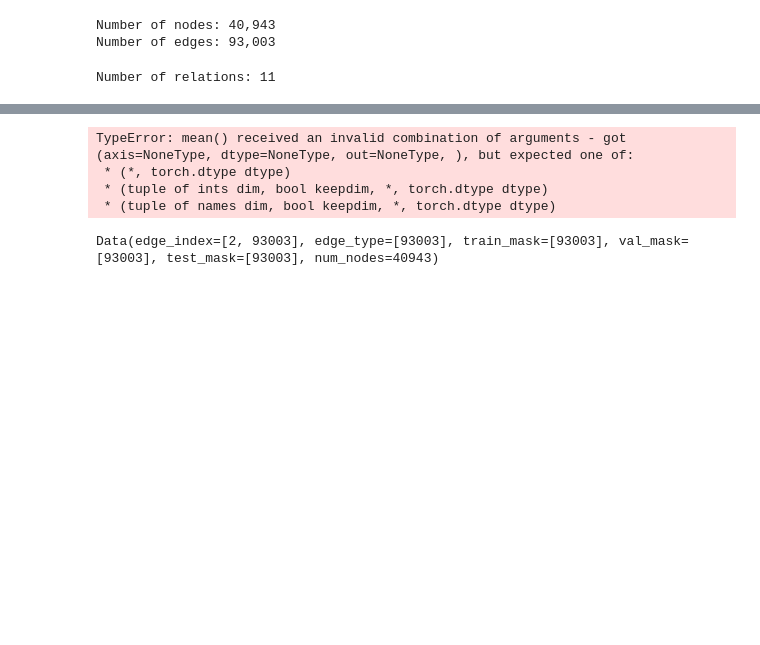
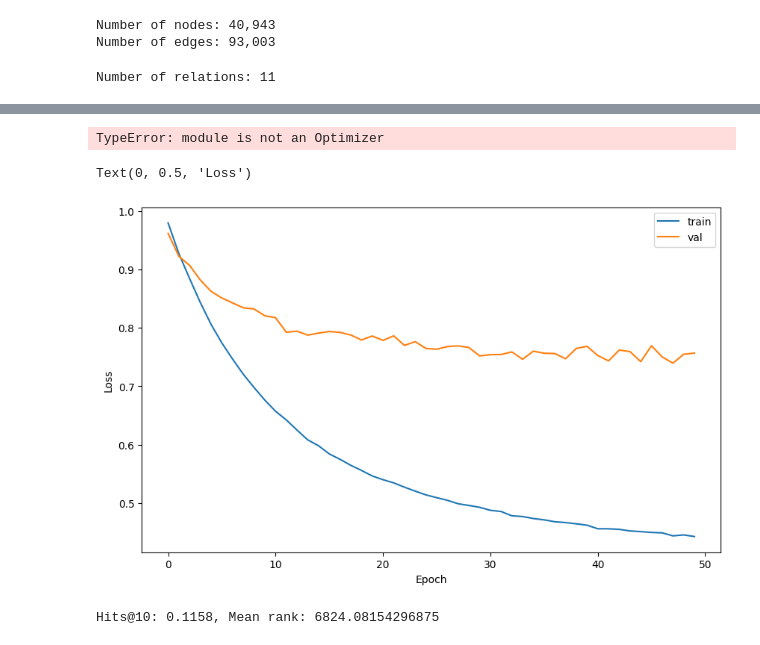
Before and after one commit to RodionfromHSE/TransE, a Jupyter notebook: main.ipynb, the cells around one changed output, grey strips where cells are left out. Drawn from its saved outputs; the diff is of its cells as text; code cells hidden in the pictures; blank space fills up the shorter version.

```diff
--- a/main.ipynb
+++ b/main.ipynb
@@ -66,13 +60,20 @@ transe.loss(zeroes, zeroes, zeroes).item()
+# %%
+from model import TransE
+import torch
+
+transe = TransE(num_nodes, num_relations, emb_size=params['emb_size'], margin=params['margin'], p_norm=params['p_norm'])
 # %%
 from torch.utils.data import DataLoader
-train_loader = DataLoader(train, batch_size=32, shuffle=True)
-test_loader = DataLoader(test, batch_size=32, shuffle=False)
-val_loader = DataLoader(val, batch_size=32, shuffle=False)
+train_loader = DataLoader(train, batch_size=params["batch_size"], shuffle=True)
+test_loader = DataLoader(test, batch_size=params["batch_size"], shuffle=False)
+val_loader = DataLoader(val, batch_size=params["batch_size"], shuffle=False)
 # %%
-def train_model(model, train_loader, val_loader, optimizer, num_epochs):
+from tqdm import tqdm
+
+def train_model(model, train_loader, val_loader, optimizer, num_epochs, scheduler=None):
     train_history = []
     val_history = []
-    for epoch in range(num_epochs):
+    for epoch in tqdm(range(num_epochs)):
         model.train() # Enter train mode
 
         loss_accum = 0
@@ -86,6 +87,8 @@ def train_model(model, train_loader, val_loader, optimizer, num_epochs):
             loss_accum += loss_value.item()
 
         train_history.append(loss_accum / len(train_loader))
+        if scheduler is not None:
+            scheduler.step()
 
 
         model.eval() # Enter evaluation mode
@@ -95,22 +98,36 @@ def train_model(model, train_loader, val_loader, optimizer, num_epochs):
 
         val_history.append(loss_accum / len(val_loader))
 
-        print(f"Train loss: {train_history[-1]:.4f}, Val loss: {val_history[-1]:.4f}")
+        if epoch % 10 == 9:
+            print(f"Epoch {epoch}\nTrain loss: {train_history[-1]:.4f}, Val loss: {val_history[-1]:.4f}")
 
     return train_history, val_history
 # %%
 import torch.optim as optim
+from torch.optim.lr_scheduler import StepLR
 
-import torch
-torch.autograd.set_detect_anomaly(True)
-optim = optim.Adam(transe.parameters(), lr=0.001)
-train_history, val_history = train_model(transe, train_loader, val_loader, optim, 10)
+optimizer = optim.Adam(transe.parameters(), lr=params['lr'])
+scheduler = StepLR(optimizer, step_size=params['step_size'], gamma=params['gamma'])
+train_history, val_history = train_model(transe, train_loader, val_loader, optimizer, params['num_epochs'], scheduler)
 # %% [output]
-TypeError: mean() received an invalid combination of arguments - got (axis=NoneType, dtype=NoneType, out=NoneType, ), but expected one of:
- * (*, torch.dtype dtype)
- * (tuple of ints dim, bool keepdim, *, torch.dtype dtype)
- * (tuple of names dim, bool keepdim, *, torch.dtype dtype)
+TypeError: module is not an Optimizer
-# %%
-dataset[0]
-# %% [output]
-Data(edge_index=[2, 93003], edge_type=[93003], train_mask=[93003], val_mask=[93003], test_mask=[93003], num_nodes=40943)
+# %%
+import matplotlib.pyplot as plt
+import seaborn as sns
+
+%matplotlib inline
+# draw train and validation loss
+plt.figure(figsize=(10, 6))
+sns.lineplot(x=range(len(train_history)), y=train_history, label='train')
+sns.lineplot(x=range(len(val_history)), y=val_history, label='val')
+plt.xlabel('Epoch')
+plt.ylabel('Loss')
+# %% [output]
+Text(0, 0.5, 'Loss')
+[figure, added]
+# %%
+test_tensor = torch.tensor(test[:]).t()
+hits_at_10, mean_rank = transe.test(*test_tensor)
+print(f"Hits@10: {hits_at_10:.4f}, Mean rank: {mean_rank}")
+# %% [output]
+Hits@10: 0.1158, Mean rank: 6824.08154296875
```
Also changed, not shown: parts of 12 cells of this notebook, 5 other files.
